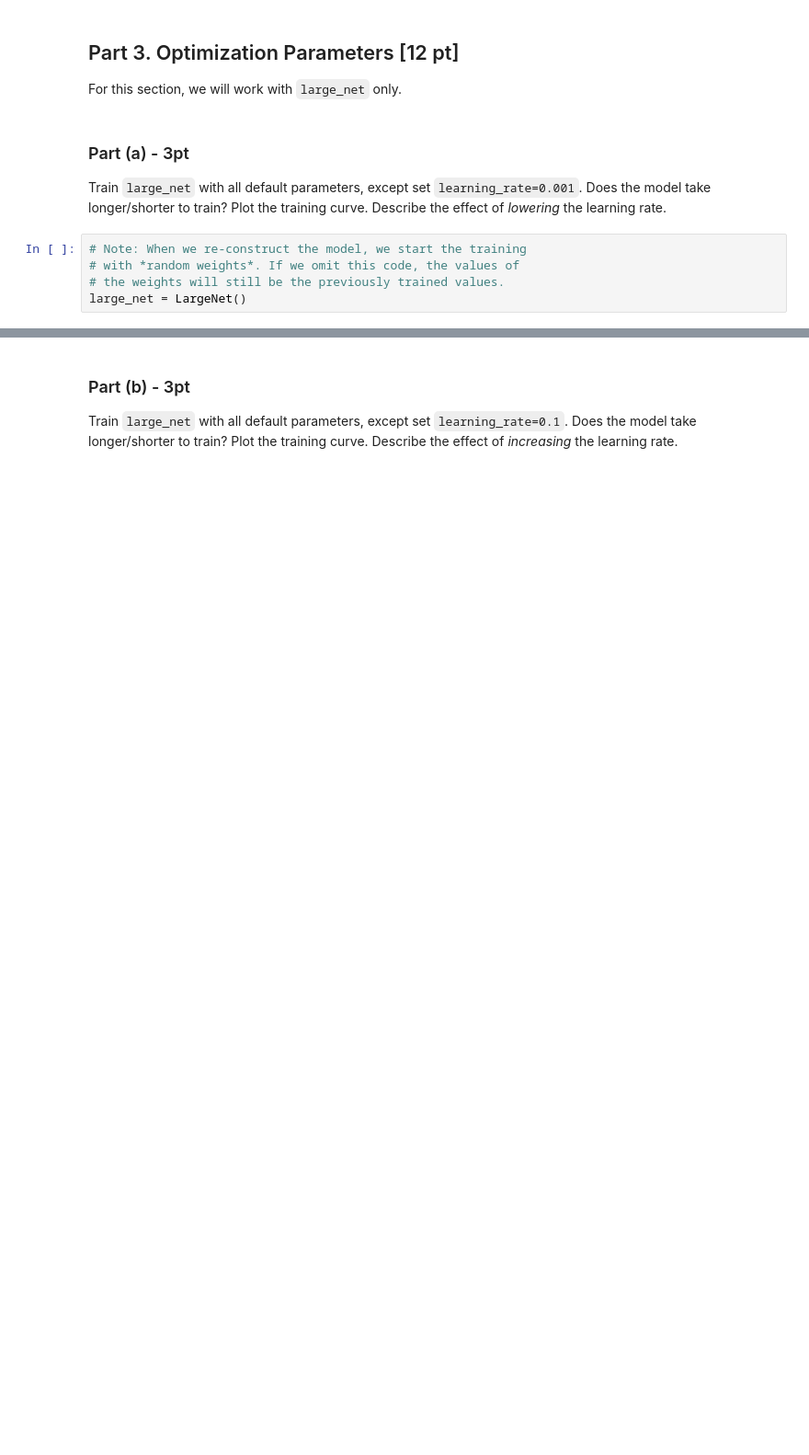
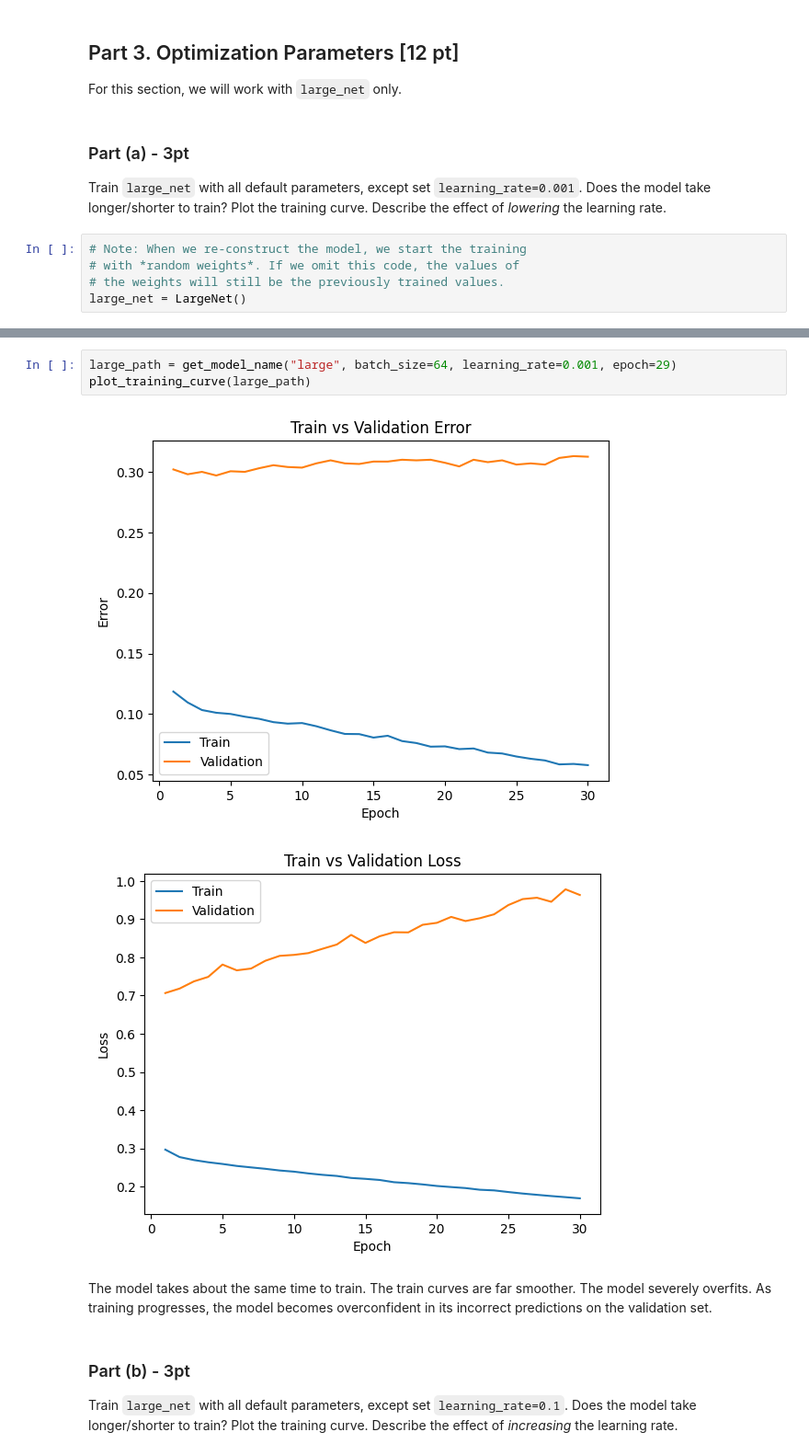
Before and after one commit to Ibrahim925/aps360-labs, a Jupyter notebook: Lab2_Cats_vs_Dogs.ipynb, the cells around one changed output, grey strips where cells are left out. Shown at 92% size. Saved outputs shown, nothing was run; the diff lists cells and outputs as text; blank space fills up the shorter version.

```diff
--- a/Lab2_Cats_vs_Dogs.ipynb
+++ b/Lab2_Cats_vs_Dogs.ipynb
@@ -486,3 +617,11 @@ large_net = LargeNet()
+# %%
+large_path = get_model_name("large", batch_size=64, learning_rate=0.001, epoch=29)
+plot_training_curve(large_path)
+# %% [output]
+[figure, added]
+[figure, added]
+# %% [markdown]
+The model takes about the same time to train. The train curves are far smoother. The model severely overfits. As training progresses, the model becomes overconfident in its incorrect predictions on the validation set.
 # %% [markdown]
 ### Part (b) - 3pt
 
```
Also changed, not shown: parts of 41 cells of this notebook.
